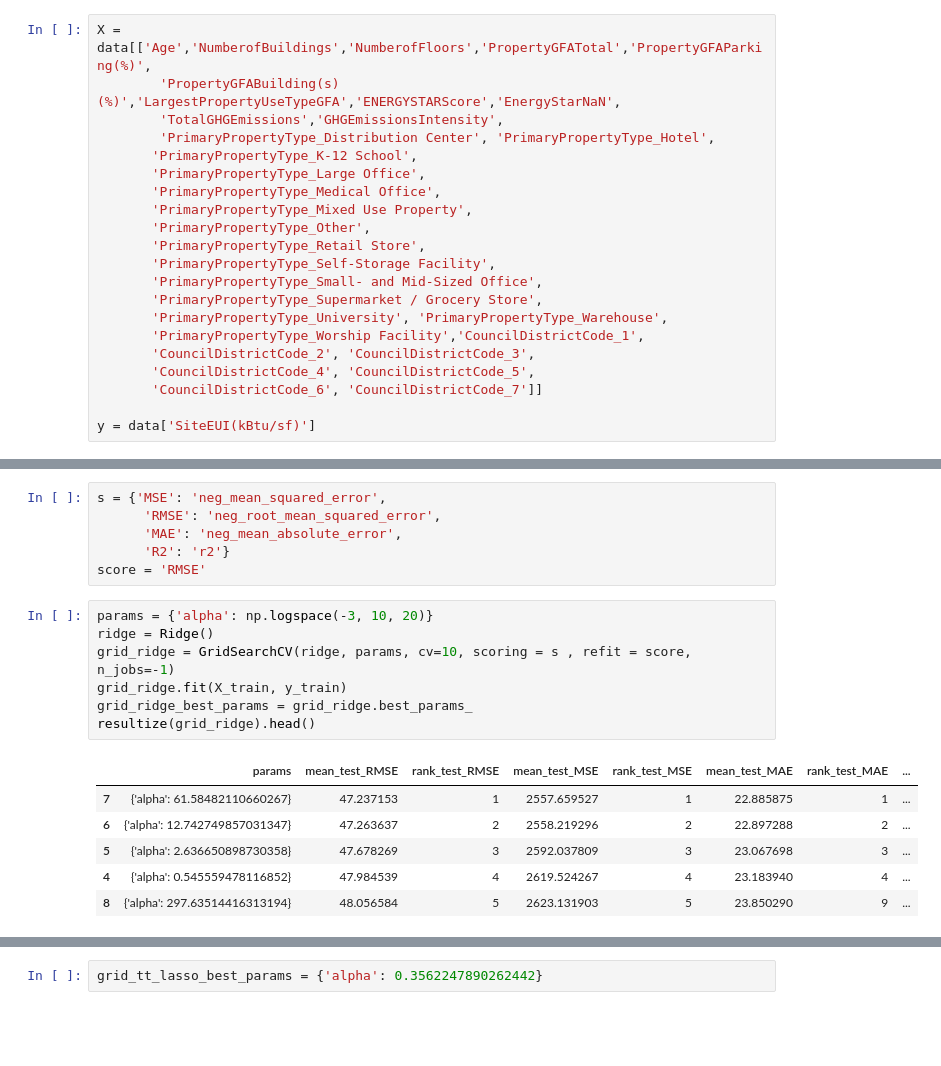
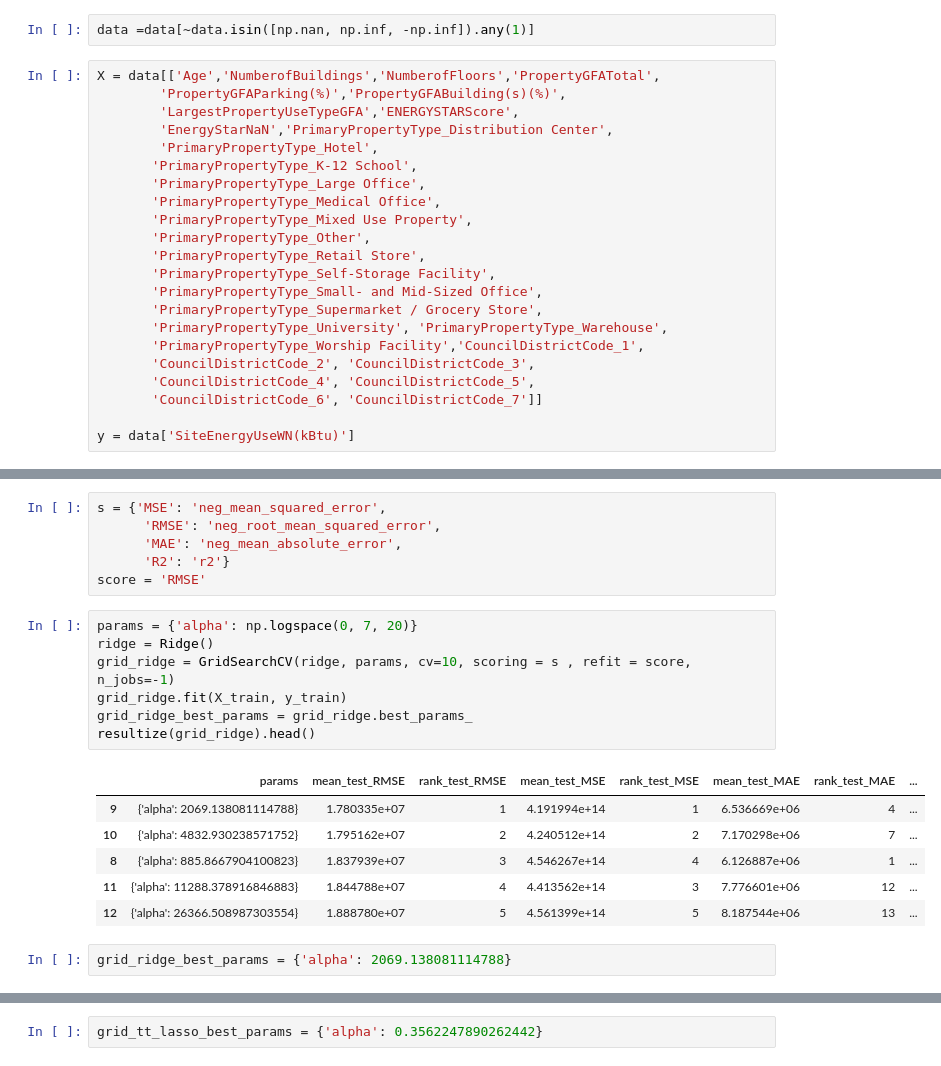
Before and after one commit to ThomasMeb/Anticiper_besoins_des_batiments, a Jupyter notebook: Comsomation.ipynb, the cells around one changed output, grey strips where cells are left out. Drawn from its saved outputs; the diff is of its cells as text; blank space fills up the shorter version.

```diff
--- a/Comsomation.ipynb
+++ b/Comsomation.ipynb
@@ -62,8 +65,11 @@ sns.heatmap(data[cols].corr(), annot = True)
+# %%
+data =data[~data.isin([np.nan, np.inf, -np.inf]).any(1)]
 # %%
-X = data[['Age','NumberofBuildings','NumberofFloors','PropertyGFATotal','PropertyGFAParking(%)',
-        'PropertyGFABuilding(s)(%)','LargestPropertyUseTypeGFA','ENERGYSTARScore','EnergyStarNaN',
-        'TotalGHGEmissions','GHGEmissionsIntensity',
-        'PrimaryPropertyType_Distribution Center', 'PrimaryPropertyType_Hotel',
+X = data[['Age','NumberofBuildings','NumberofFloors','PropertyGFATotal',
+        'PropertyGFAParking(%)','PropertyGFABuilding(s)(%)',
+        'LargestPropertyUseTypeGFA','ENERGYSTARScore',
+        'EnergyStarNaN','PrimaryPropertyType_Distribution Center',
+        'PrimaryPropertyType_Hotel',
        'PrimaryPropertyType_K-12 School',
        'PrimaryPropertyType_Large Office',
        'PrimaryPropertyType_Medical Office',
@@ -79,6 +85,6 @@ X = data[['Age','NumberofBuildings','NumberofFloors','PropertyGFATotal','Propert
        'CouncilDistrictCode_4', 'CouncilDistrictCode_5',
        'CouncilDistrictCode_6', 'CouncilDistrictCode_7']]
 
-y = data['SiteEUI(kBtu/sf)']
+y = data['SiteEnergyUseWN(kBtu)']
 # %%
 X_train, X_test, y_train, y_test = train_test_split(X, y, test_size=0.2, random_state=42)
@@ -122,19 +142,21 @@ s = {'MSE': 'neg_mean_squared_error',
       'R2': 'r2'}
 score = 'RMSE'
 # %%
-params = {'alpha': np.logspace(-3, 10, 20)}
+params = {'alpha': np.logspace(0, 7, 20)}
 ridge = Ridge()
 grid_ridge = GridSearchCV(ridge, params, cv=10, scoring = s , refit = score, n_jobs=-1)
 grid_ridge.fit(X_train, y_train)
 grid_ridge_best_params = grid_ridge.best_params_
 resultize(grid_ridge).head()
 # %% [output]
 |  | params | mean_test_RMSE | rank_test_RMSE | mean_test_MSE | rank_test_MSE | mean_test_MAE | rank_test_MAE | ... |
-| 7 | {'alpha': 61.58482110660267} | 47.237153 | 1 | 2557.659527 | 1 | 22.885875 | 1 | ... |
-| 6 | {'alpha': 12.742749857031347} | 47.263637 | 2 | 2558.219296 | 2 | 22.897288 | 2 | ... |
-| 5 | {'alpha': 2.636650898730358} | 47.678269 | 3 | 2592.037809 | 3 | 23.067698 | 3 | ... |
-| 4 | {'alpha': 0.545559478116852} | 47.984539 | 4 | 2619.524267 | 4 | 23.183940 | 4 | ... |
-| 8 | {'alpha': 297.63514416313194} | 48.056584 | 5 | 2623.131903 | 5 | 23.850290 | 9 | ... |
+| 9 | {'alpha': 2069.138081114788} | 1.780335e+07 | 1 | 4.191994e+14 | 1 | 6.536669e+06 | 4 | ... |
+| 10 | {'alpha': 4832.930238571752} | 1.795162e+07 | 2 | 4.240512e+14 | 2 | 7.170298e+06 | 7 | ... |
+| 8 | {'alpha': 885.8667904100823} | 1.837939e+07 | 3 | 4.546267e+14 | 4 | 6.126887e+06 | 1 | ... |
+| 11 | {'alpha': 11288.378916846883} | 1.844788e+07 | 4 | 4.413562e+14 | 3 | 7.776601e+06 | 12 | ... |
+| 12 | {'alpha': 26366.508987303554} | 1.888780e+07 | 5 | 4.561399e+14 | 5 | 8.187544e+06 | 13 | ... |
+# %%
+grid_ridge_best_params = {'alpha': 2069.138081114788}
 # %%
 ridge = Ridge(**grid_ridge_best_params)
 ridge.fit(X_train, y_train)
```
Also changed, not shown: parts of 73 cells of this notebook, 3 other files.
